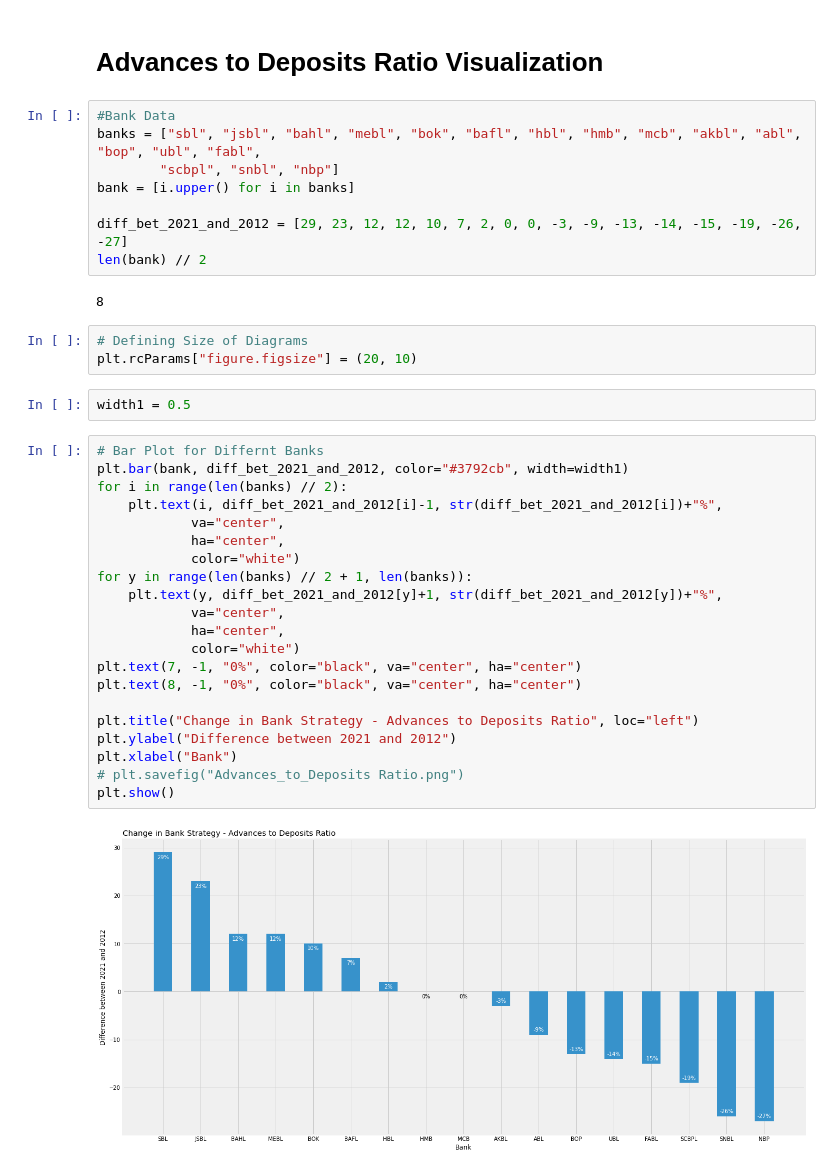
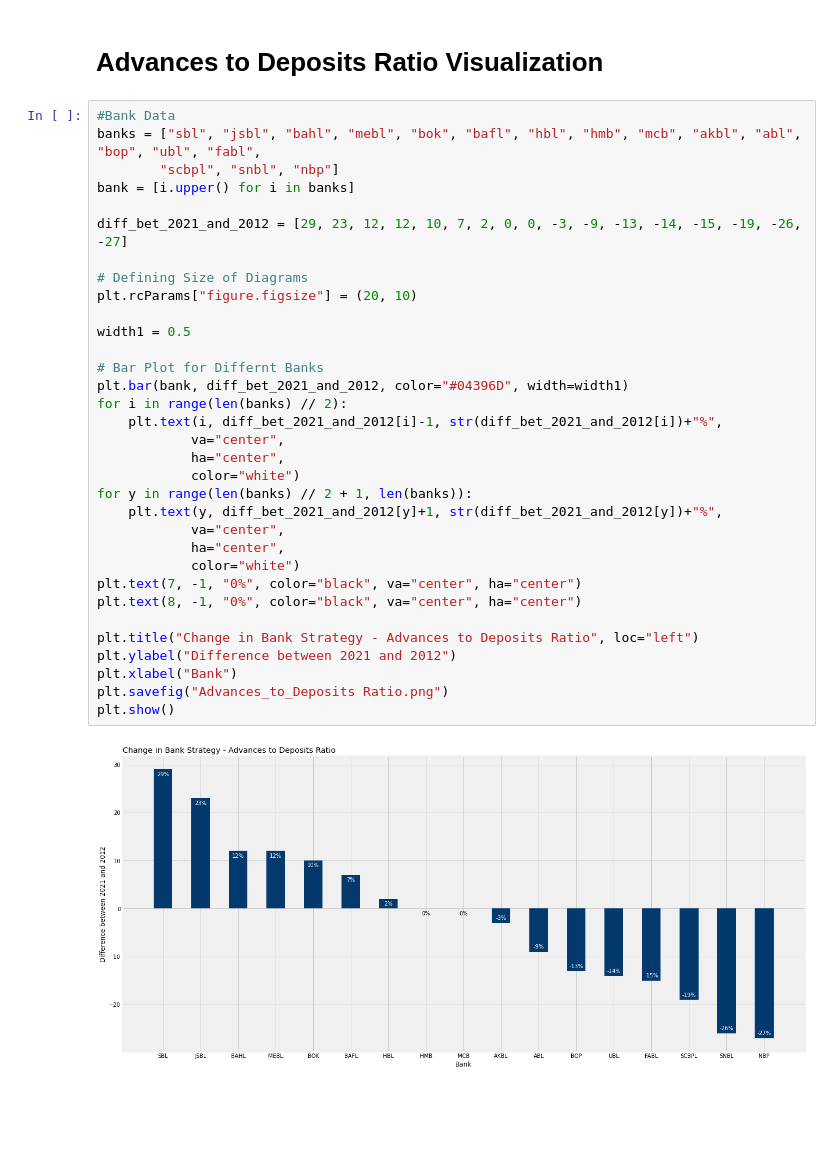
Before and after one commit to Nomantariq12/banking_data_visualization, a Jupyter notebook: Banking Data Vizualization.ipynb, the cells around one changed output. Drawn from its saved outputs; the diff is of its cells as text; blank space fills up the shorter version.

Commit message:
Added 2 types of more data with minor changes in code

```diff
--- a/Banking Data Vizualization.ipynb
+++ b/Banking Data Vizualization.ipynb
@@ -118,41 +170,38 @@ plt.show()
 ==============================================================================================================
 # %% [markdown]
 # Advances to Deposits Ratio Visualization
-# %%
-#Bank Data
-banks = ["sbl", "jsbl", "bahl", "mebl", "bok", "bafl", "hbl", "hmb", "mcb", "akbl", "abl", "bop", "ubl", "fabl",
-        "scbpl", "snbl", "nbp"]
-bank = [i.upper() for i in banks]
-
-diff_bet_2021_and_2012 = [29, 23, 12, 12, 10, 7, 2, 0, 0, -3, -9, -13, -14, -15, -19, -26, -27]
-len(bank) // 2
-# %% [output]
-8
-# %%
-# Defining Size of Diagrams
-plt.rcParams["figure.figsize"] = (20, 10)
-# %%
-width1 = 0.5
 # %%
+#Bank Data
+banks = ["sbl", "jsbl", "bahl", "mebl", "bok", "bafl", "hbl", "hmb", "mcb", "akbl", "abl", "bop", "ubl", "fabl",
+        "scbpl", "snbl", "nbp"]
+bank = [i.upper() for i in banks]
+
+diff_bet_2021_and_2012 = [29, 23, 12, 12, 10, 7, 2, 0, 0, -3, -9, -13, -14, -15, -19, -26, -27]
+
+# Defining Size of Diagrams
+plt.rcParams["figure.figsize"] = (20, 10)
+
+width1 = 0.5
+
 # Bar Plot for Differnt Banks
-plt.bar(bank, diff_bet_2021_and_2012, color="#3792cb", width=width1)
+plt.bar(bank, diff_bet_2021_and_2012, color="#04396D", width=width1)
 for i in range(len(banks) // 2):
     plt.text(i, diff_bet_2021_and_2012[i]-1, str(diff_bet_2021_and_2012[i])+"%",
             va="center",
             ha="center",
             color="white")
 for y in range(len(banks) // 2 + 1, len(banks)):
     plt.text(y, diff_bet_2021_and_2012[y]+1, str(diff_bet_2021_and_2012[y])+"%",
             va="center",
             ha="center",
             color="white")
 plt.text(7, -1, "0%", color="black", va="center", ha="center")
 plt.text(8, -1, "0%", color="black", va="center", ha="center")
 
 plt.title("Change in Bank Strategy - Advances to Deposits Ratio", loc="left")
 plt.ylabel("Difference between 2021 and 2012")
 plt.xlabel("Bank")
-# plt.savefig("Advances_to_Deposits Ratio.png")
+plt.savefig("Advances_to_Deposits Ratio.png")
 plt.show()
 # %% [output]
-[figure, old version]
+[figure, new version]
```
Also changed, not shown: parts of 13 cells of this notebook.
